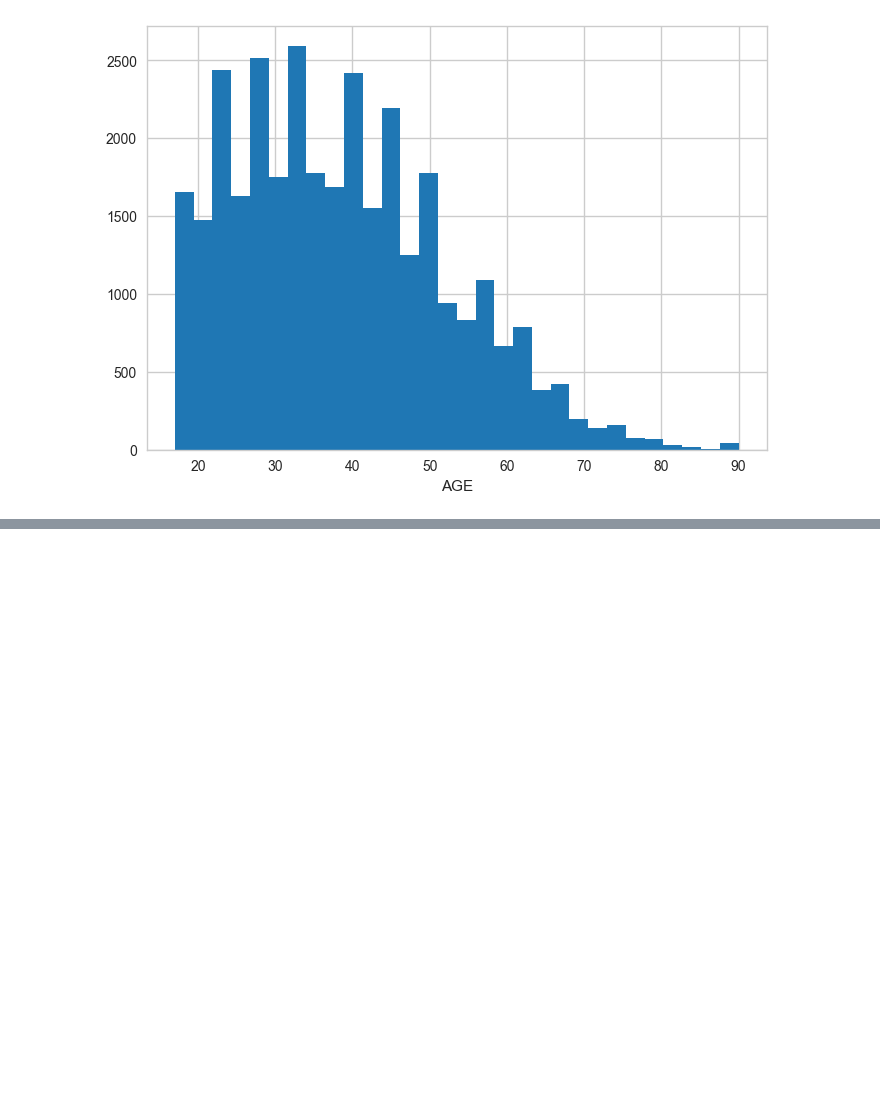
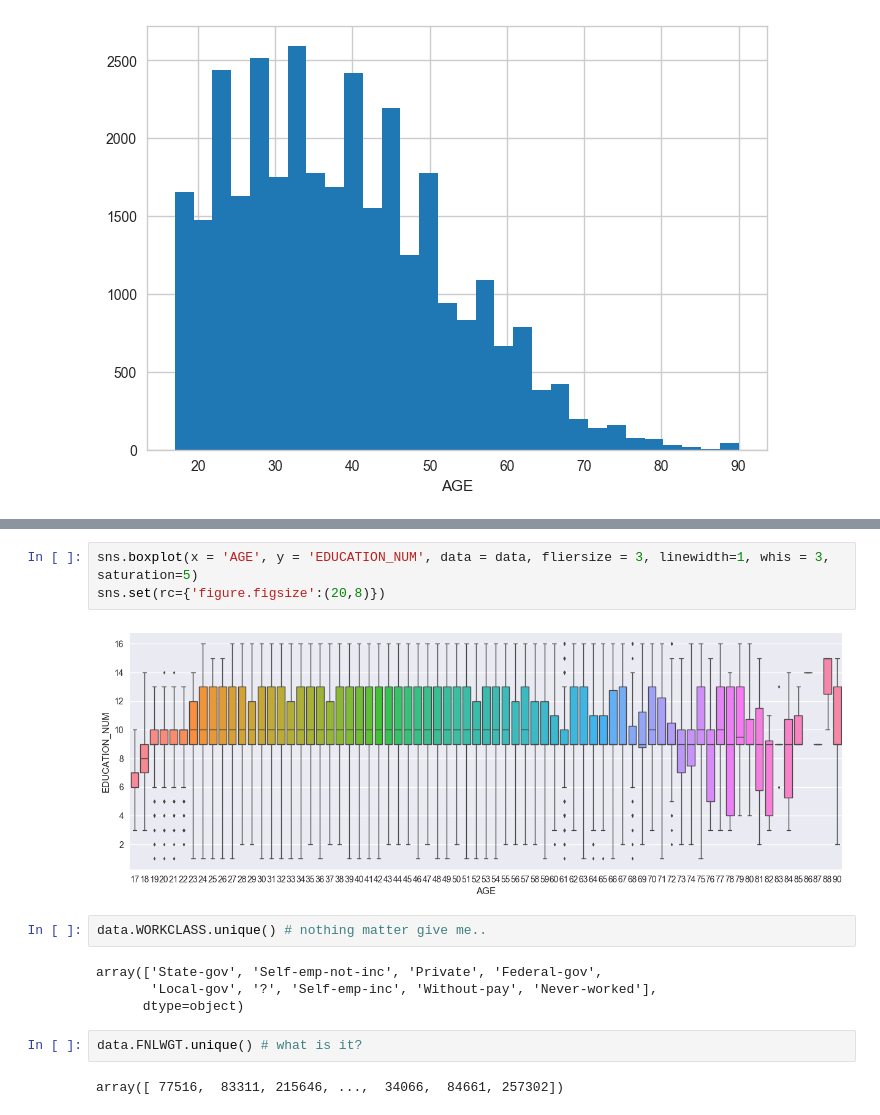
Before and after one commit to EldanGS/Data_Science, a Jupyter notebook: Courses/Udacity/Bertelsmann Data Science Challenge Scholarship 2018/Project/Project.ipynb, the cells around one changed output, grey strips where cells are left out. Cells and saved outputs as stored; diff of their text form; blank space fills up the shorter version.

Commit message:
Project visualization and EDA added

```diff
--- a/Courses/Udacity/Bertelsmann Data Science Challenge Scholarship 2018/Project/Project.ipynb
+++ b/Courses/Udacity/Bertelsmann Data Science Challenge Scholarship 2018/Project/Project.ipynb
@@ -62,0 +145,15 @@ Text(0.5,0,'AGE')
+# %%
+sns.boxplot(x = 'AGE', y = 'EDUCATION_NUM', data = data, fliersize = 3, linewidth=1, whis = 3, saturation=5)
+sns.set(rc={'figure.figsize':(20,8)})
+# %% [output]
+[figure, added]
+# %%
+data.WORKCLASS.unique() # nothing matter give me..
+# %% [output]
+array(['State-gov', 'Self-emp-not-inc', 'Private', 'Federal-gov',
+       'Local-gov', '?', 'Self-emp-inc', 'Without-pay', 'Never-worked'],
+      dtype=object)
+# %%
+data.FNLWGT.unique() # what is it?
+# %% [output]
+array([ 77516,  83311, 215646, ...,  34066,  84661, 257302])
```
Also changed, not shown: parts of 14 cells of this notebook.
